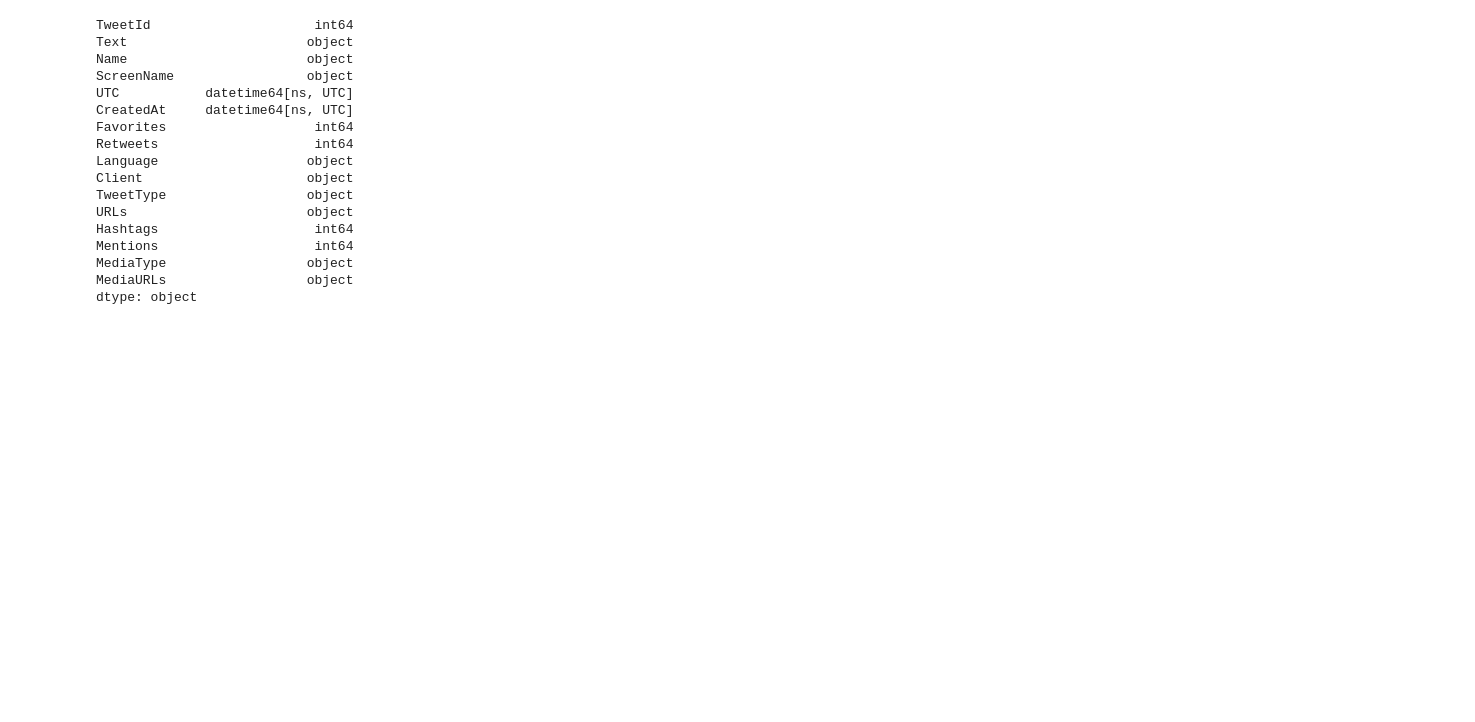
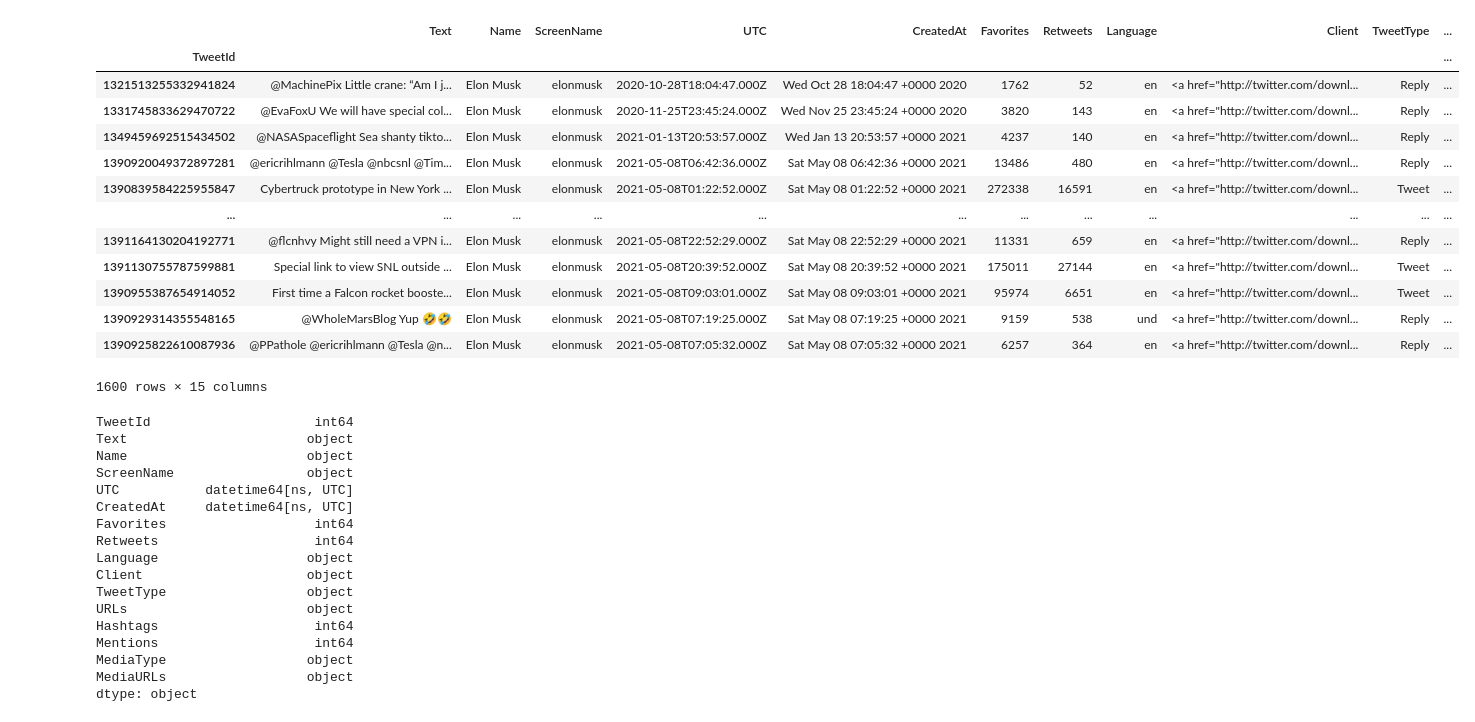
Before and after one commit to Zin9zan9/QMEF, a Jupyter notebook: tweet_analysis.ipynb, the cells around one changed output. Drawn from its saved outputs; the diff is of its cells as text; code cells hidden in the pictures; blank space fills up the shorter version.

```diff
--- a/tweet_analysis.ipynb
+++ b/tweet_analysis.ipynb
@@ -13,3 +13,26 @@ df = None
 folderpath = "../../Data/QMEF/ILIAS_Elon_Musk_Tweets/"
+# %%
+df = None
+for filename in glob(folderpath+"*.txt"):
+    if df is None:
+        df = pd.read_csv(filename, sep="\t")
+        continue
+    df = pd.concat([df, pd.read_csv(filename, sep="\t")])
+df.set_index('TweetId')
+# %% [output]
+|  | Text | Name | ScreenName | UTC | CreatedAt | Favorites | Retweets | Language | Client | TweetType | ... |
+| TweetId |  |  |  |  |  |  |  |  |  |  | ... |
+| 1321513255332941824 | @MachinePix Little crane: “Am I j... | Elon Musk | elonmusk | 2020-10-28T18:04:47.000Z | Wed Oct 28 18:04:47 +0000 2020 | 1762 | 52 | en | <a href="http://twitter.com/downl... | Reply | ... |
+| 1331745833629470722 | @EvaFoxU We will have special col... | Elon Musk | elonmusk | 2020-11-25T23:45:24.000Z | Wed Nov 25 23:45:24 +0000 2020 | 3820 | 143 | en | <a href="http://twitter.com/downl... | Reply | ... |
+| 1349459692515434502 | @NASASpaceflight Sea shanty tikto... | Elon Musk | elonmusk | 2021-01-13T20:53:57.000Z | Wed Jan 13 20:53:57 +0000 2021 | 4237 | 140 | en | <a href="http://twitter.com/downl... | Reply | ... |
+| 1390920049372897281 | @ericrihlmann @Tesla @nbcsnl @Tim... | Elon Musk | elonmusk | 2021-05-08T06:42:36.000Z | Sat May 08 06:42:36 +0000 2021 | 13486 | 480 | en | <a href="http://twitter.com/downl... | Reply | ... |
+| 1390839584225955847 | Cybertruck prototype in New York ... | Elon Musk | elonmusk | 2021-05-08T01:22:52.000Z | Sat May 08 01:22:52 +0000 2021 | 272338 | 16591 | en | <a href="http://twitter.com/downl... | Tweet | ... |
+| ... | ... | ... | ... | ... | ... | ... | ... | ... | ... | ... | ... |
+| 1391164130204192771 | @flcnhvy Might still need a VPN i... | Elon Musk | elonmusk | 2021-05-08T22:52:29.000Z | Sat May 08 22:52:29 +0000 2021 | 11331 | 659 | en | <a href="http://twitter.com/downl... | Reply | ... |
+| 1391130755787599881 | Special link to view SNL outside ... | Elon Musk | elonmusk | 2021-05-08T20:39:52.000Z | Sat May 08 20:39:52 +0000 2021 | 175011 | 27144 | en | <a href="http://twitter.com/downl... | Tweet | ... |
+| 1390955387654914052 | First time a Falcon rocket booste... | Elon Musk | elonmusk | 2021-05-08T09:03:01.000Z | Sat May 08 09:03:01 +0000 2021 | 95974 | 6651 | en | <a href="http://twitter.com/downl... | Tweet | ... |
+| 1390929314355548165 | @WholeMarsBlog Yup 🤣🤣 | Elon Musk | elonmusk | 2021-05-08T07:19:25.000Z | Sat May 08 07:19:25 +0000 2021 | 9159 | 538 | und | <a href="http://twitter.com/downl... | Reply | ... |
+| 1390925822610087936 | @PPathole @ericrihlmann @Tesla @n... | Elon Musk | elonmusk | 2021-05-08T07:05:32.000Z | Sat May 08 07:05:32 +0000 2021 | 6257 | 364 | en | <a href="http://twitter.com/downl... | Reply | ... |
+1600 rows × 15 columns
 # %%
 # Some tweets are longer than one line. The line break character \n gets misinterpreted as new tweet. Replace all \n with white space but the first one.
```
Also changed, not shown: parts of 4 cells of this notebook, 2 other files.
